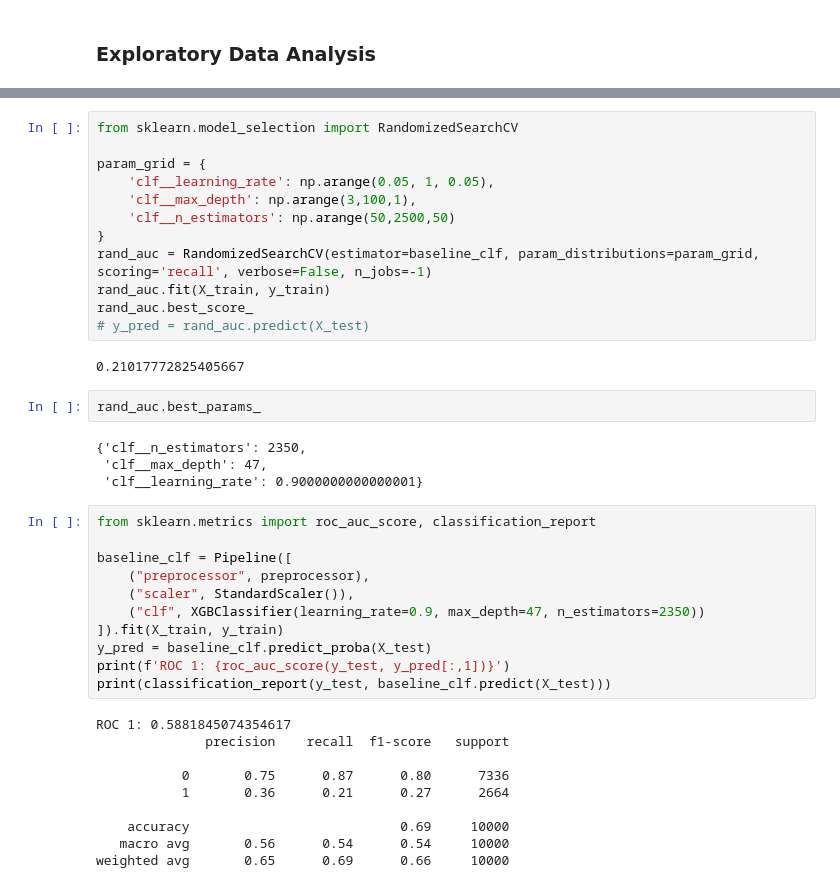
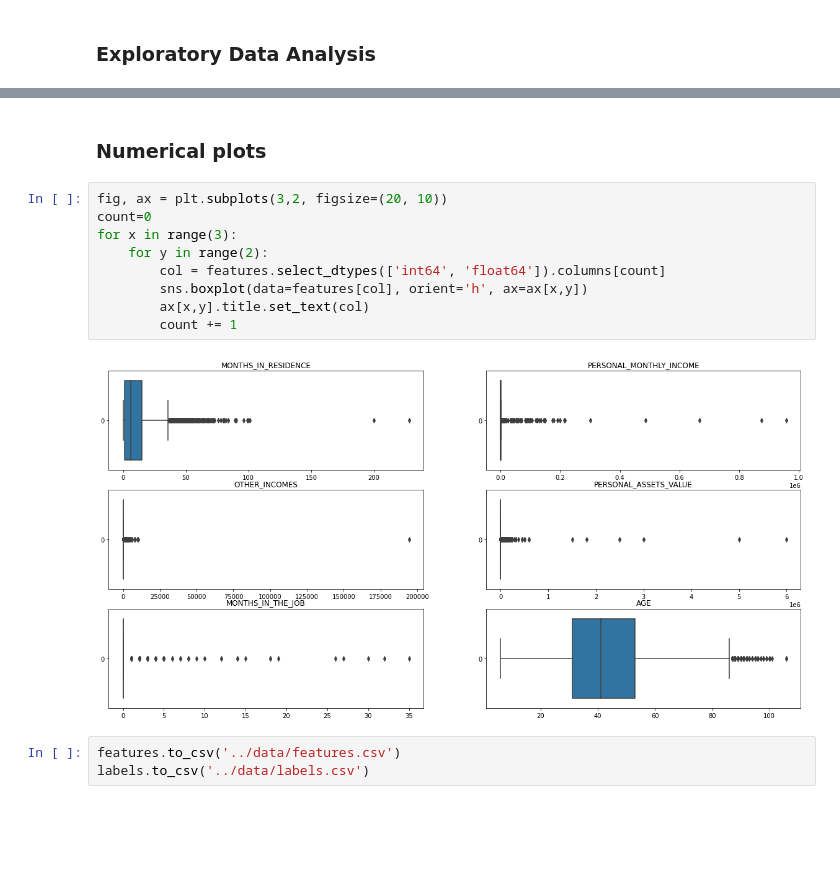
Before and after one commit to fidoarg/proyecto-final-anyoneai, a Jupyter notebook: notebooks/EDA_FE_TS.ipynb, the cells around one changed output, grey strips where cells are left out. Saved outputs shown, nothing was run; the diff lists cells and outputs as text; blank space fills up the shorter version.

```diff
--- a/notebooks/EDA_FE_TS.ipynb
+++ b/notebooks/EDA_FE_TS.ipynb
@@ -231,41 +185,16 @@ baseline_clf = Pipeline([
-# %%
-from sklearn.model_selection import RandomizedSearchCV
-
-param_grid = {
-    'clf__learning_rate': np.arange(0.05, 1, 0.05),
-    'clf__max_depth': np.arange(3,100,1),
-    'clf__n_estimators': np.arange(50,2500,50)
-}
-rand_auc = RandomizedSearchCV(estimator=baseline_clf, param_distributions=param_grid, scoring='recall', verbose=False, n_jobs=-1)
-rand_auc.fit(X_train, y_train)
-rand_auc.best_score_
-# y_pred = rand_auc.predict(X_test)
-# %% [output]
-0.21017772825405667
-# %%
-rand_auc.best_params_
-# %% [output]
-{'clf__n_estimators': 2350,
- 'clf__max_depth': 47,
- 'clf__learning_rate': 0.9000000000000001}
-# %%
-from sklearn.metrics import roc_auc_score, classification_report
-
-baseline_clf = Pipeline([
-    ("preprocessor", preprocessor),
-    ("scaler", StandardScaler()),
-    ("clf", XGBClassifier(learning_rate=0.9, max_depth=47, n_estimators=2350))
-]).fit(X_train, y_train)
-y_pred = baseline_clf.predict_proba(X_test)
-print(f'ROC 1: {roc_auc_score(y_test, y_pred[:,1])}')
-print(classification_report(y_test, baseline_clf.predict(X_test)))
-# %% [output]
-ROC 1: 0.5881845074354617
-              precision    recall  f1-score   support
-
-           0       0.75      0.87      0.80      7336
-           1       0.36      0.21      0.27      2664
-
-    accuracy                           0.69     10000
-   macro avg       0.56      0.54      0.54     10000
-weighted avg       0.65      0.69      0.66     10000
+# %% [markdown]
+### Numerical plots
+# %%
+fig, ax = plt.subplots(3,2, figsize=(20, 10))
+count=0
+for x in range(3):
+    for y in range(2):
+        col = features.select_dtypes(['int64', 'float64']).columns[count]
+        sns.boxplot(data=features[col], orient='h', ax=ax[x,y])
+        ax[x,y].title.set_text(col)
+        count += 1
+# %% [output]
+[figure, added]
+# %%
+features.to_csv('../data/features.csv')
+labels.to_csv('../data/labels.csv')
```
Also changed, not shown: parts of 22 cells of this notebook, 2 other files.
